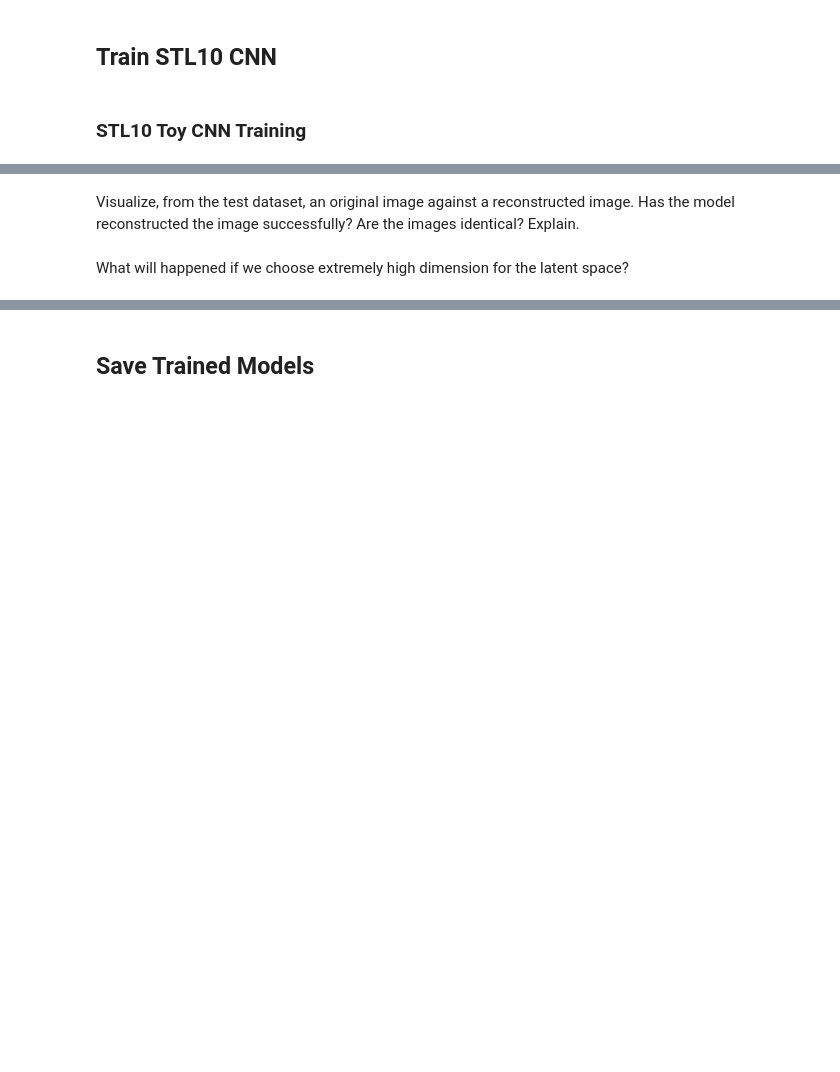
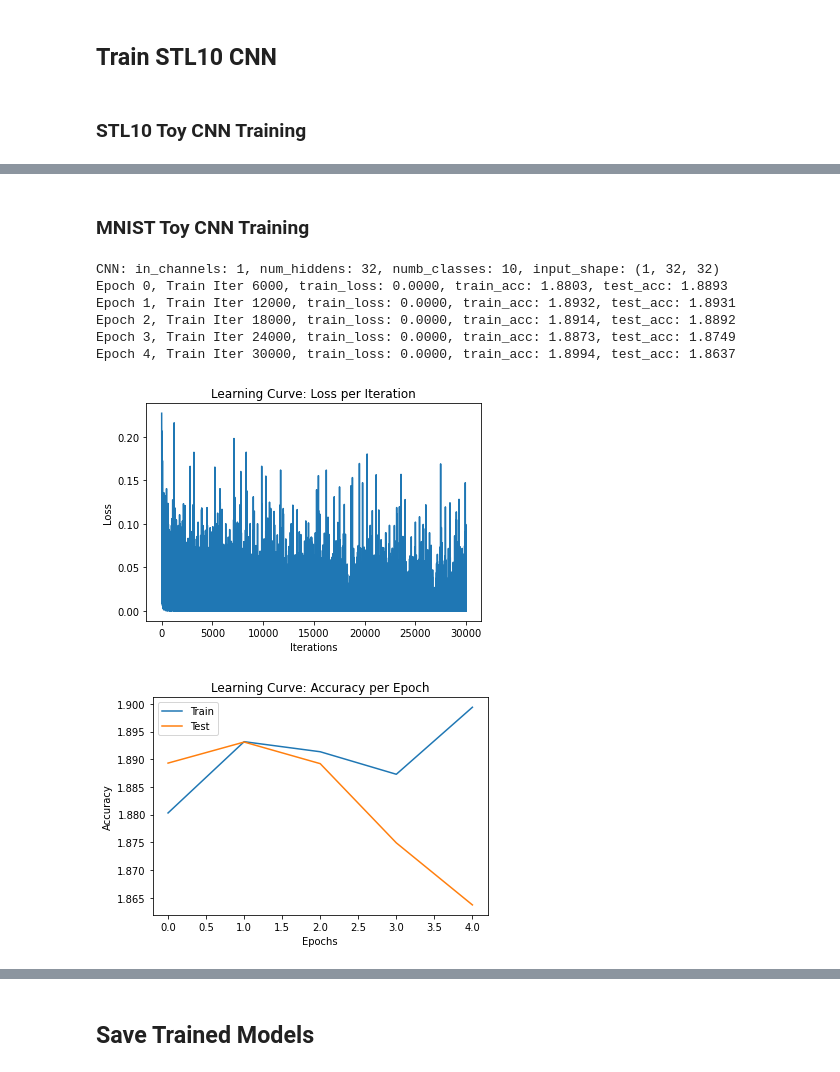
Before and after one commit to alexfok/IntroDeepLearning2022, a Jupyter notebook: IDL_Project_sup_l.ipynb, the cells around one changed output, grey strips where cells are left out. Saved outputs shown, nothing was run; the diff lists cells and outputs as text; code cells hidden in the pictures; blank space fills up the shorter version.

```diff
--- a/IDL_Project_sup_l.ipynb
+++ b/IDL_Project_sup_l.ipynb
@@ -1213,2 +1025,0 @@ model_2_mnist, imgs_mnist, x_recon_mnist = train_mnist()
-# %% [markdown]
-Visualize, from the test dataset, an original image against a reconstructed image. Has the model reconstructed the image successfully? Are the images identical? Explain.
@@ -1219,2 +1026,16 @@ display_images_mnist(imgs_mnist1, x_recon_mnist1, X=5, label='', count=False)
-# %% [markdown]
- What will happened if we choose extremely high dimension for the latent space?
+# %% [markdown]
+### MNIST Toy CNN Training
+# %%
+DEBUG = False
+DEBUG_NN = False
+
+model_2 = train_model(mnist_train_split, mnist_test_split, enc_in_chnl=1, numb_classes=10, batch_size=10, num_epochs=5, image_shape=(1, 32, 32), dataset='Mnist')
+# %% [output]
+CNN: in_channels: 1, num_hiddens: 32, numb_classes: 10, input_shape: (1, 32, 32)
+Epoch 0, Train Iter 6000, train_loss: 0.0000, train_acc: 1.8803, test_acc: 1.8893
+Epoch 1, Train Iter 12000, train_loss: 0.0000, train_acc: 1.8932, test_acc: 1.8931
+Epoch 2, Train Iter 18000, train_loss: 0.0000, train_acc: 1.8914, test_acc: 1.8892
+Epoch 3, Train Iter 24000, train_loss: 0.0000, train_acc: 1.8873, test_acc: 1.8749
+Epoch 4, Train Iter 30000, train_loss: 0.0000, train_acc: 1.8994, test_acc: 1.8637
+[figure, added]
+[figure, added]
```
Also changed, not shown: parts of 53 cells of this notebook.
